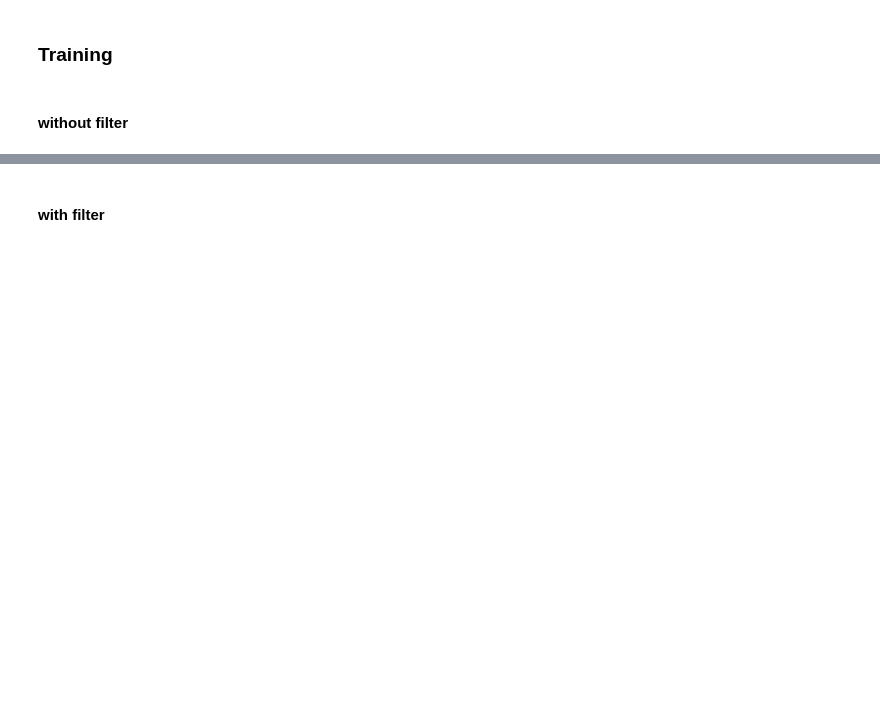
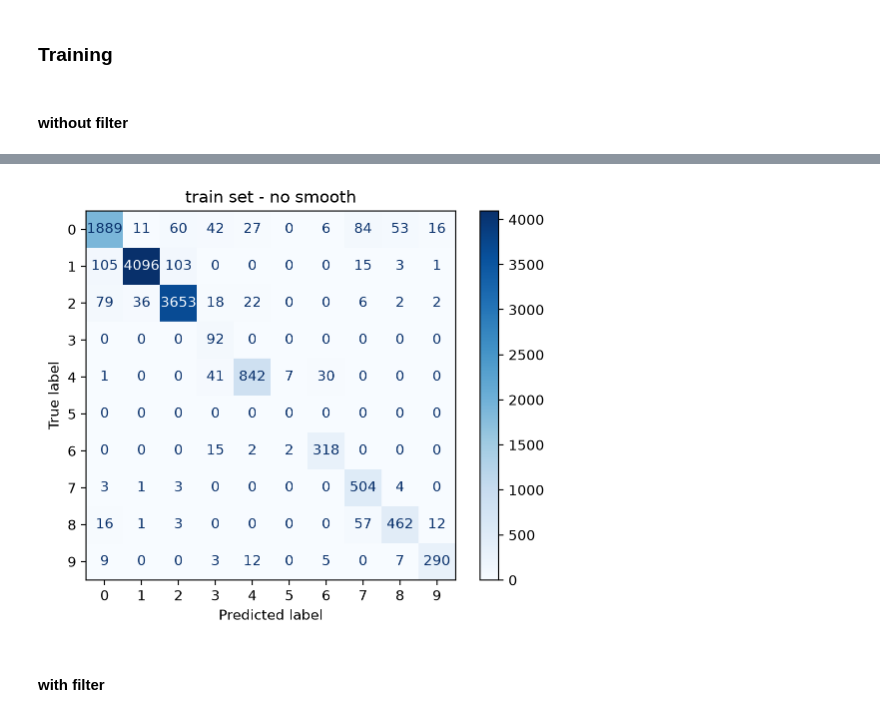
Before and after one commit to ongarileonardo/galaxy_class, a Jupyter notebook: src/RawLearning.ipynb, the cells around one changed output, grey strips where cells are left out. Saved outputs shown, nothing was run; the diff lists cells and outputs as text; code cells hidden in the pictures; blank space fills up the shorter version.

```diff
--- a/src/RawLearning.ipynb
+++ b/src/RawLearning.ipynb
@@ -205,7 +265,7 @@ y_train.shape
 # %%
 history = model.fit(
     X_flat, y_train,
-    epochs=20,
+    epochs=50,
     batch_size=32,
     shuffle=True
 )
@@ -224,7 +317,11 @@ cm = confusion_matrix(y_pred, y_true)
 # %%
 disp = ConfusionMatrixDisplay(confusion_matrix=cm)
 disp.plot(cmap="Blues", values_format="d")
+plt.title("train set - no smooth")
+plt.savefig("plots/train_no_smooth.pdf")
 plt.show()
+# %% [output]
+[figure, added]
 # %% [markdown]
 #### with filter
 # %%
```
Also changed, not shown: parts of 33 cells of this notebook, 6 other files.
